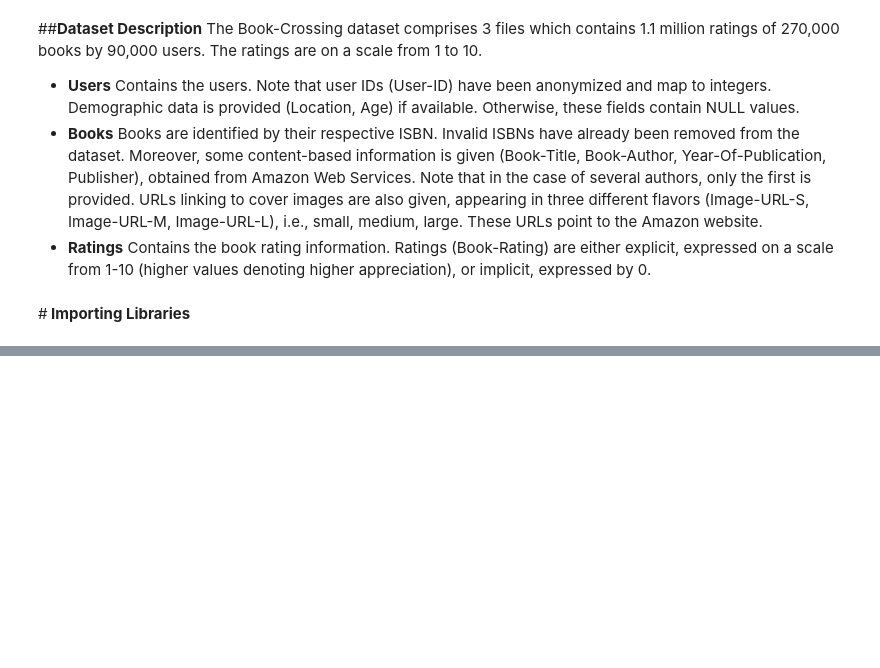
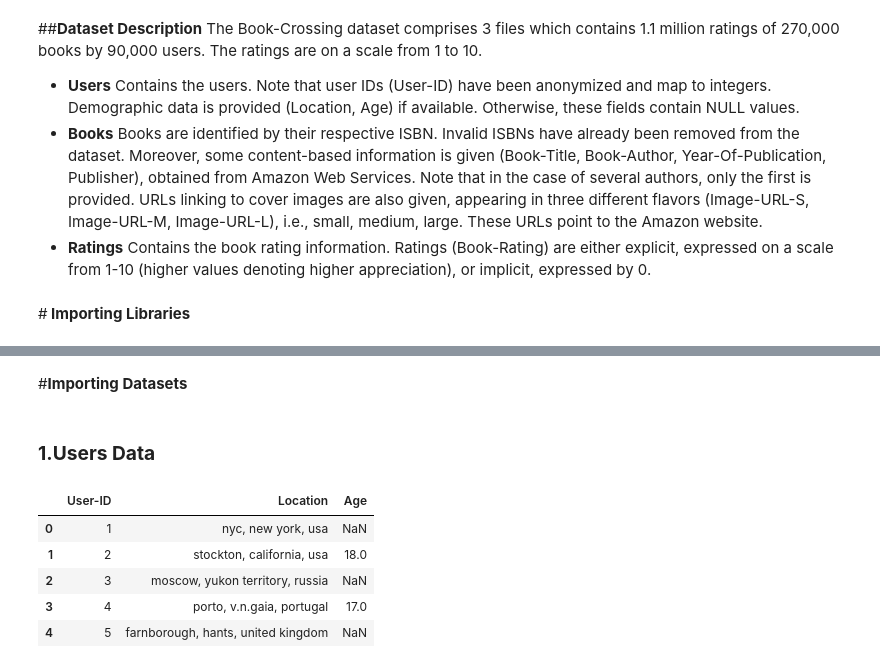
Before and after one commit to RanjithK2608/Book-Recommendation-System, a Jupyter notebook: Book_Recommendation_System.ipynb, the cells around one changed output, grey strips where cells are left out. Cells and saved outputs as stored; diff of their text form; code cells hidden in the pictures; blank space fills up the shorter version.

```diff
--- a/Book_Recommendation_System.ipynb
+++ b/Book_Recommendation_System.ipynb
@@ -57,0 +81,18 @@ expressed by 0.
+# %% [markdown]
+#<b>Importing Datasets
+# %% [markdown]
+### <b> 1.Users Data
+# %%
+#users data
+path = ('/content/drive/MyDrive/Capstone-4-Book Recommendation System/Datasets/Users.csv')
+users = pd.read_csv(path)
+# %%
+#First 5 rows of dataset
+users.head()
+# %% [output]
+|  | User-ID | Location | Age |
+| 0 | 1 | nyc, new york, usa | NaN |
+| 1 | 2 | stockton, california, usa | 18.0 |
+| 2 | 3 | moscow, yukon territory, russia | NaN |
+| 3 | 4 | porto, v.n.gaia, portugal | 17.0 |
+| 4 | 5 | farnborough, hants, united kingdom | NaN |
```
Also changed, not shown: parts of 15 cells of this notebook.
